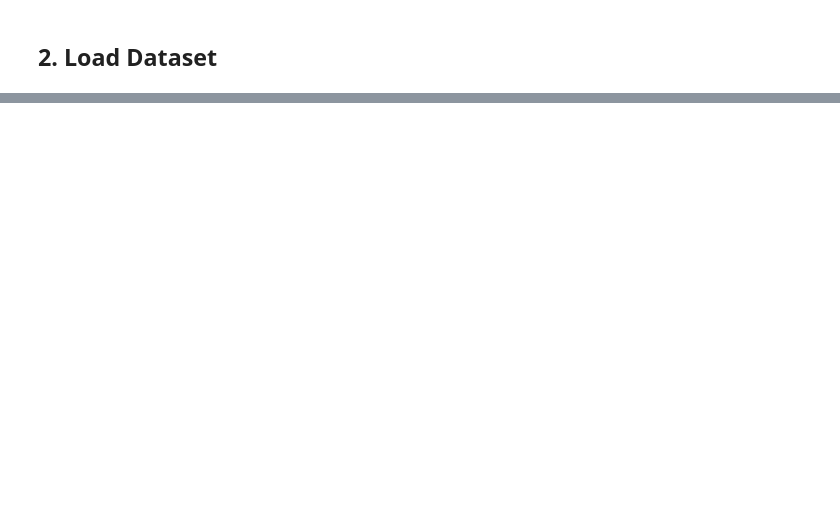
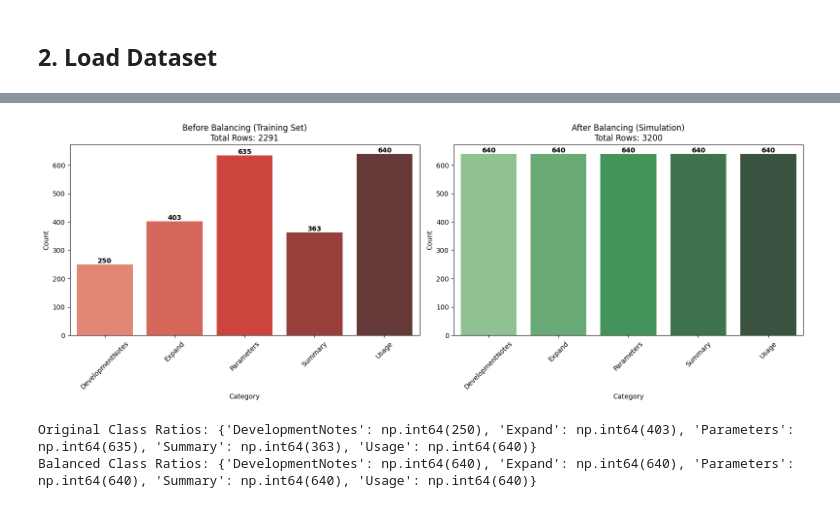
Before and after one commit to LucaFraMacera/ML4SE-2025-Project, a Jupyter notebook: data_cleaning.ipynb, the cells around one changed output, grey strips where cells are left out. Drawn from its saved outputs; the diff is of its cells as text; code cells hidden in the pictures; blank space fills up the shorter version.

```diff
--- a/data_cleaning.ipynb
+++ b/data_cleaning.ipynb
@@ -531,0 +383,11 @@ Name: count, dtype: int64
+# %%
+# Drop temporary statistics columns
+df_to_save = df_cleaned.drop(columns=['comment_length', 'word_count'])
+
+# Save to CSV
+output_filename = 'code-comment-classification-cleaned.csv'
+df_to_save.to_csv(output_filename, index=False)
+
+print(f"Cleaned dataset saved to: {output_filename}")
+print(f"Shape: {df_to_save.shape}")
+print(f"Columns: {df_to_save.columns.tolist()}")
@@ -531,0 +505,58 @@ Name: count, dtype: int64
+# %%
+# 1. Apply Oversampling (for visualization purposes)
+# We use the X_train and y_train from Step 8
+ros = RandomOverSampler(random_state=42)
+X_train_resampled, y_train_resampled = ros.fit_resample(X_train, y_train)
+
+# 2. Prepare counts for plotting
+original_counts = y_train.value_counts().sort_index()
+balanced_counts = pd.Series(y_train_resampled).value_counts().sort_index()
+
+# 3. Create Side-by-Side Bar Charts
+fig, axes = plt.subplots(1, 2, figsize=(16, 6))
+
+# Plot 1: Original Training Data
+sns.barplot(
+    x=original_counts.index,
+    y=original_counts.values,
+    hue=original_counts.index,
+    ax=axes[0],
+    palette="Reds_d",
+    legend=False
+)
+axes[0].set_title(f"Before Balancing (Training Set)\nTotal Rows: {len(y_train)}")
+axes[0].set_ylabel("Count")
+axes[0].set_xlabel("Category")
+axes[0].tick_params(axis='x', rotation=45)
+
+# Add count labels
+for i, v in enumerate(original_counts.values):
+    axes[0].text(i, v + 5, str(v), ha='center', fontweight='bold')
+
+# Plot 2: Balanced Training Data
+sns.barplot(
+    x=balanced_counts.index,
+    y=balanced_counts.values,
+    hue=balanced_counts.index,
+    ax=axes[1],
+    palette="Greens_d",
+    legend=False
+)
+axes[1].set_title(f"After Balancing (Simulation)\nTotal Rows: {len(y_train_resampled)}")
+axes[1].set_ylabel("Count")
+axes[1].set_xlabel("Category")
+axes[1].tick_params(axis='x', rotation=45)
+
+# Add count labels
+for i, v in enumerate(balanced_counts.values):
+    axes[1].text(i, v + 5, str(v), ha='center', fontweight='bold')
+
+plt.tight_layout()
+plt.show()
+
+print("Original Class Ratios:", dict(original_counts))
+print("Balanced Class Ratios:", dict(balanced_counts))
+# %% [output]
+[figure, added]
+Original Class Ratios: {'DevelopmentNotes': np.int64(250), 'Expand': np.int64(403), 'Parameters': np.int64(635), 'Summary': np.int64(363), 'Usage': np.int64(640)}
+Balanced Class Ratios: {'DevelopmentNotes': np.int64(640), 'Expand': np.int64(640), 'Parameters': np.int64(640), 'Summary': np.int64(640), 'Usage': np.int64(640)}
```
Also changed, not shown: parts of 59 cells of this notebook, 19 other files.
